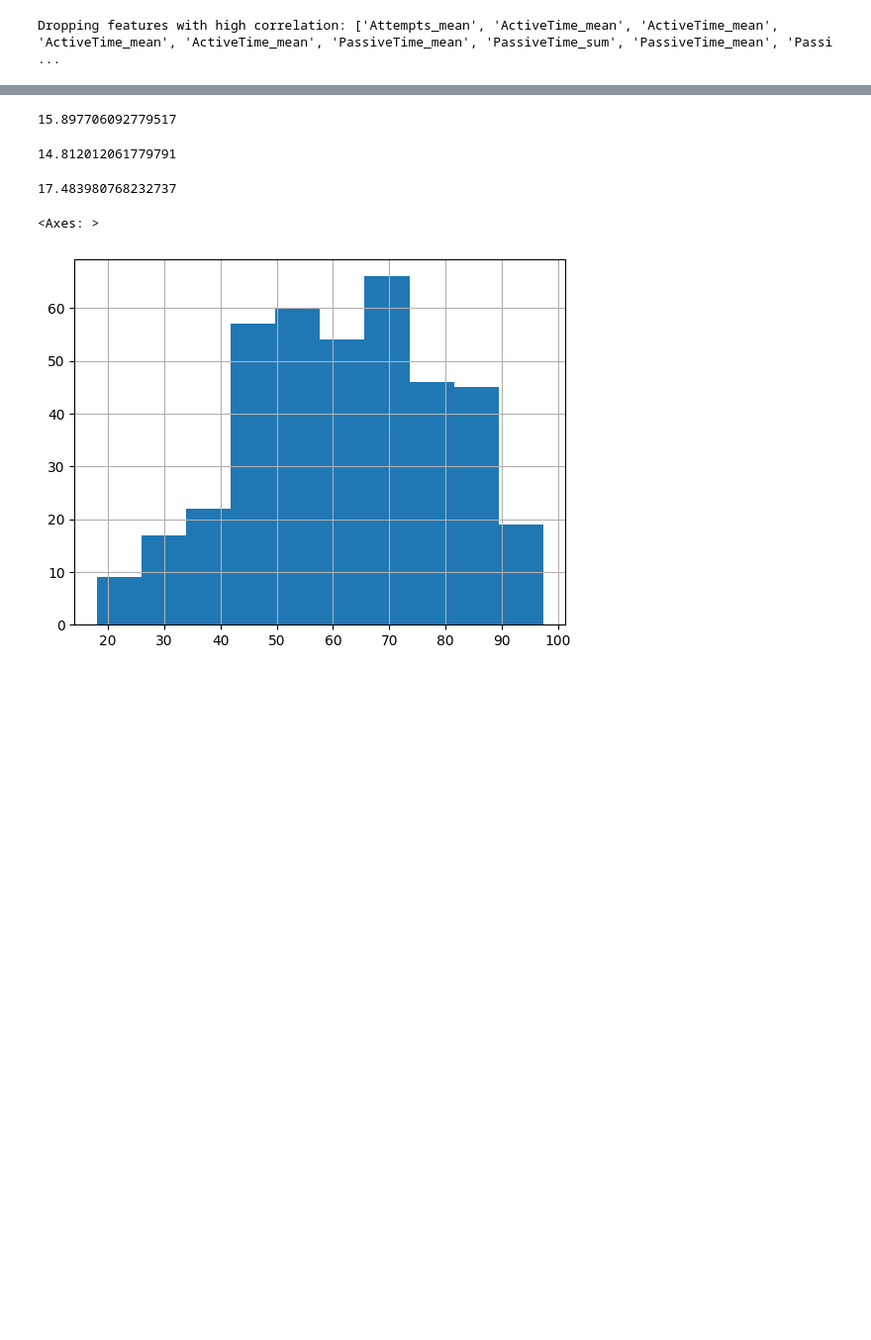
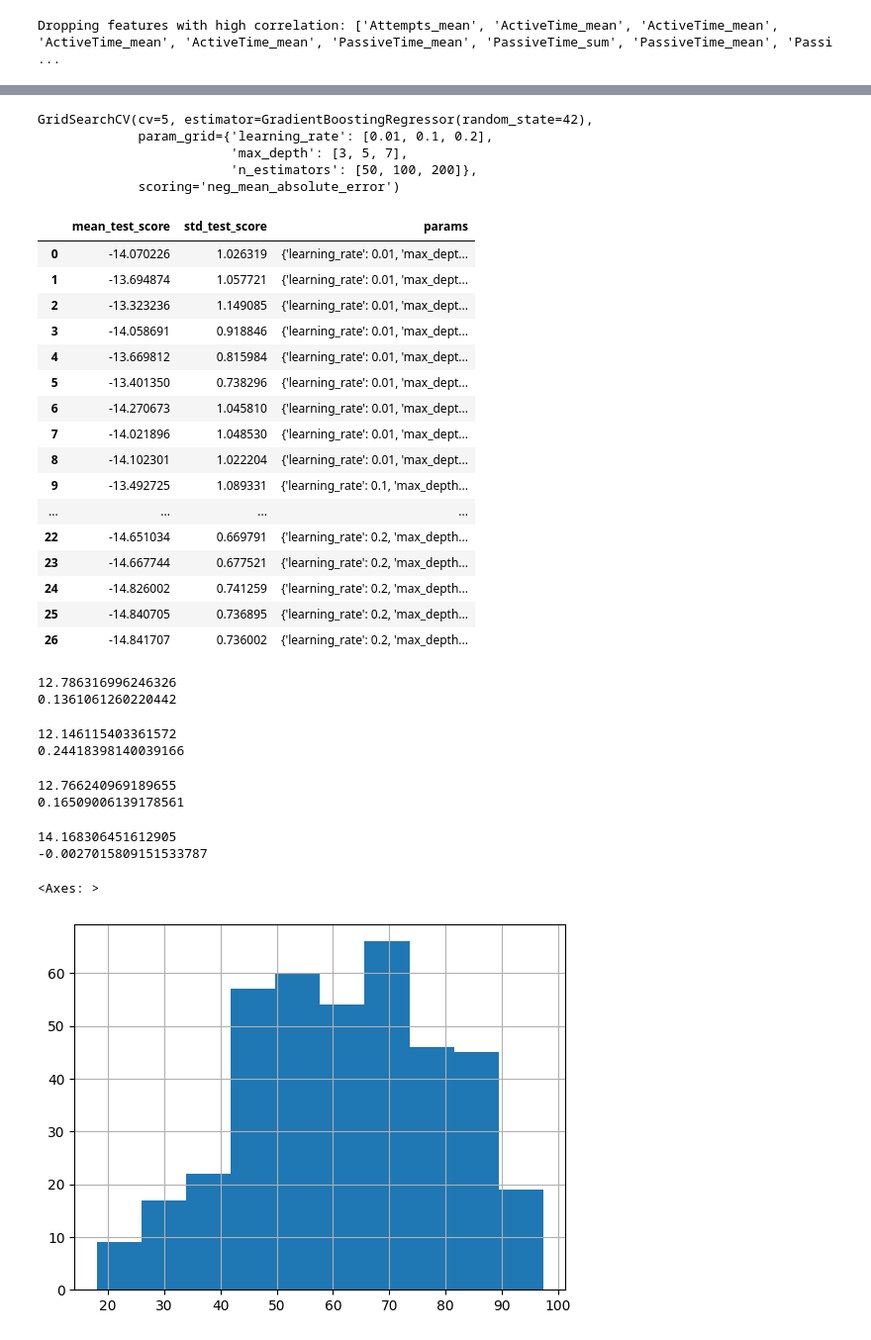
Before and after one commit to CSSPLICE/ProgSnapToolkit, a Jupyter notebook: src/analytics/feature_importance/importance.ipynb, the cells around one changed output, grey strips where cells are left out. Shown at 99% size. Saved outputs shown, nothing was run; the diff lists cells and outputs as text; code cells hidden in the pictures; blank space fills up the shorter version.

Commit message:
Continued feature important exploration

```diff
--- a/src/analytics/feature_importance/importance.ipynb
+++ b/src/analytics/feature_importance/importance.ipynb
@@ -159,21 +183,70 @@ Lasso intercept:  61.883091387655284
+# %%
+from sklearn.ensemble import GradientBoostingRegressor
+gb = GradientBoostingRegressor(random_state=42)
+param_grid = {
+    'n_estimators': [50, 100, 200],
+    'learning_rate': [0.01, 0.1, 0.2],
+    'max_depth': [3, 5, 7],
+}
+gb_grid_search = GridSearchCV(gb, param_grid, cv=5, scoring='neg_mean_absolute_error')
+gb_grid_search.fit(X_train, y_train)
+# %% [output]
+GridSearchCV(cv=5, estimator=GradientBoostingRegressor(random_state=42),
+             param_grid={'learning_rate': [0.01, 0.1, 0.2],
+                         'max_depth': [3, 5, 7],
+                         'n_estimators': [50, 100, 200]},
+             scoring='neg_mean_absolute_error')
+# %%
+pd.DataFrame(gb_grid_search.cv_results_)[["mean_test_score", "std_test_score", "params"]]
+# %% [output]
+|  | mean_test_score | std_test_score | params |
+| 0 | -14.070226 | 1.026319 | {'learning_rate': 0.01, 'max_dept... |
+| 1 | -13.694874 | 1.057721 | {'learning_rate': 0.01, 'max_dept... |
+| 2 | -13.323236 | 1.149085 | {'learning_rate': 0.01, 'max_dept... |
+| 3 | -14.058691 | 0.918846 | {'learning_rate': 0.01, 'max_dept... |
+| 4 | -13.669812 | 0.815984 | {'learning_rate': 0.01, 'max_dept... |
+| 5 | -13.401350 | 0.738296 | {'learning_rate': 0.01, 'max_dept... |
+| 6 | -14.270673 | 1.045810 | {'learning_rate': 0.01, 'max_dept... |
+| 7 | -14.021896 | 1.048530 | {'learning_rate': 0.01, 'max_dept... |
+| 8 | -14.102301 | 1.022204 | {'learning_rate': 0.01, 'max_dept... |
+| 9 | -13.492725 | 1.089331 | {'learning_rate': 0.1, 'max_depth... |
+| ... | ... | ... | ... |
+| 22 | -14.651034 | 0.669791 | {'learning_rate': 0.2, 'max_depth... |
+| 23 | -14.667744 | 0.677521 | {'learning_rate': 0.2, 'max_depth... |
+| 24 | -14.826002 | 0.741259 | {'learning_rate': 0.2, 'max_depth... |
+| 25 | -14.840705 | 0.736895 | {'learning_rate': 0.2, 'max_depth... |
+| 26 | -14.841707 | 0.736002 | {'learning_rate': 0.2, 'max_depth... |
 # %%
-from sklearn.metrics import root_mean_squared_error
+from sklearn.metrics import mean_absolute_error, r2_score
 
-root_mean_squared_error(y_test, grid_search.predict(X_test))
+print(mean_absolute_error(y_test, grid_search.predict(X_test)))
+print(r2_score(y_test, grid_search.predict(X_test)))
 # %% [output]
-15.897706092779517
+12.786316996246326
+0.1361061260220442
 # %%
-root_mean_squared_error(y_test, lasso.predict(X_test))
+print(mean_absolute_error(y_test, lasso.predict(X_test)))
+print(r2_score(y_test, lasso.predict(X_test)))
 # %% [output]
-14.812012061779791
+12.146115403361572
+0.24418398140039166
+# %%
+print(mean_absolute_error(y_test, gb_grid_search.predict(X_test)))
+print(r2_score(y_test, gb_grid_search.predict(X_test)))
+# %% [output]
+12.766240969189655
+0.16509006139178561
 # %%
 from sklearn.dummy import DummyRegressor
 
 dummy_regressor = DummyRegressor(strategy='mean')
 dummy_regressor.fit(X_train, y_train)
-root_mean_squared_error(y_test, dummy_regressor.predict(X_test))
+
+print(mean_absolute_error(y_test, dummy_regressor.predict(X_test)))
+print(r2_score(y_test, dummy_regressor.predict(X_test)))
 # %% [output]
-17.483980768232737
+14.168306451612905
+-0.0027015809151533787
 # %%
 y_train.hist()
 # %% [output]
```
Also changed, not shown: parts of 10 cells of this notebook.
